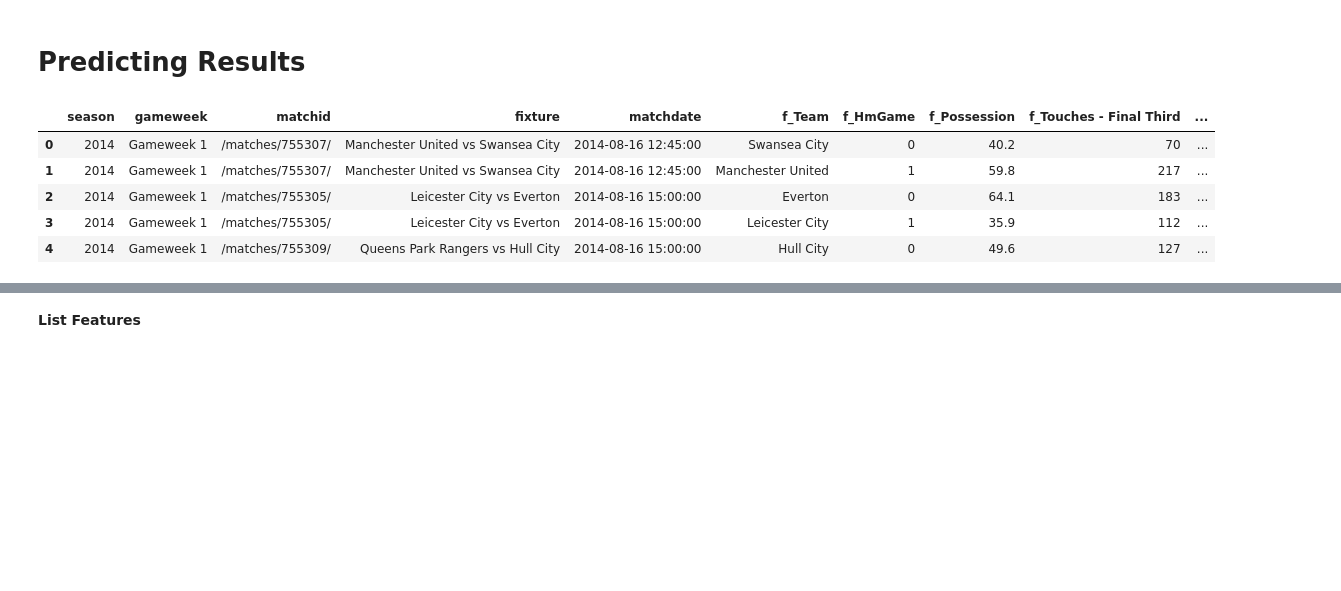
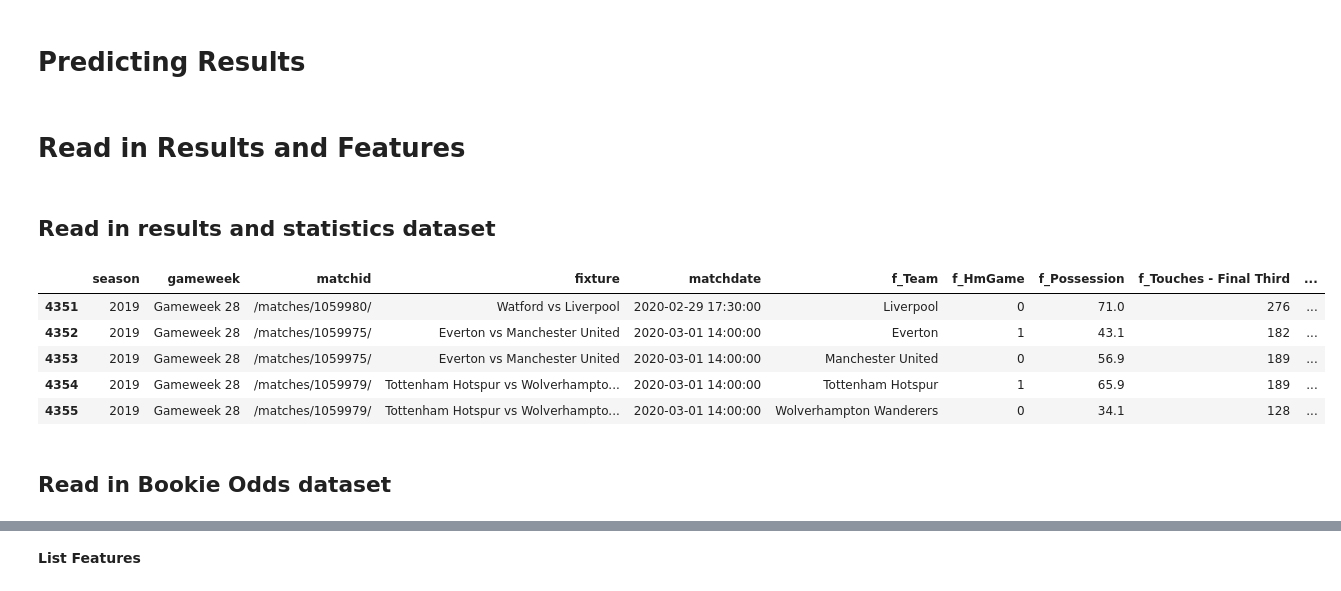
Before and after one commit to ByronT14/EPL-Predictions, a Jupyter notebook: _03_PredictResult.ipynb, the cells around one changed output, grey strips where cells are left out. Drawn from its saved outputs; the diff is of its cells as text; code cells hidden in the pictures; blank space fills up the shorter version.

```diff
--- a/_03_PredictResult.ipynb
+++ b/_03_PredictResult.ipynb
@@ -37,13 +37,19 @@ from pathlib import Path
 import os
 from os import listdir
 from os.path import isfile, join
+# %% [markdown]
+# Read in Results and Features
+# %% [markdown]
+## Read in results and statistics dataset
 # %%
 results = pd.read_csv(r"C:\\Users\Byron\Documents\Football Predictions\PremierLeaguePredictions\data\ff_us_1419.csv").drop("Unnamed: 0",axis=1)
-results.head()
+results.tail()
 # %% [output]
 |  | season | gameweek | matchid | fixture | matchdate | f_Team | f_HmGame | f_Possession | f_Touches - Final Third | ... |
-| 0 | 2014 | Gameweek 1 | /matches/755307/ | Manchester United vs Swansea City | 2014-08-16 12:45:00 | Swansea City | 0 | 40.2 | 70 | ... |
-| 1 | 2014 | Gameweek 1 | /matches/755307/ | Manchester United vs Swansea City | 2014-08-16 12:45:00 | Manchester United | 1 | 59.8 | 217 | ... |
-| 2 | 2014 | Gameweek 1 | /matches/755305/ | Leicester City vs Everton | 2014-08-16 15:00:00 | Everton | 0 | 64.1 | 183 | ... |
-| 3 | 2014 | Gameweek 1 | /matches/755305/ | Leicester City vs Everton | 2014-08-16 15:00:00 | Leicester City | 1 | 35.9 | 112 | ... |
-| 4 | 2014 | Gameweek 1 | /matches/755309/ | Queens Park Rangers vs Hull City | 2014-08-16 15:00:00 | Hull City | 0 | 49.6 | 127 | ... |
+| 4351 | 2019 | Gameweek 28 | /matches/1059980/ | Watford vs Liverpool | 2020-02-29 17:30:00 | Liverpool | 0 | 71.0 | 276 | ... |
+| 4352 | 2019 | Gameweek 28 | /matches/1059975/ | Everton vs Manchester United | 2020-03-01 14:00:00 | Everton | 1 | 43.1 | 182 | ... |
+| 4353 | 2019 | Gameweek 28 | /matches/1059975/ | Everton vs Manchester United | 2020-03-01 14:00:00 | Manchester United | 0 | 56.9 | 189 | ... |
+| 4354 | 2019 | Gameweek 28 | /matches/1059979/ | Tottenham Hotspur vs Wolverhampto... | 2020-03-01 14:00:00 | Tottenham Hotspur | 1 | 65.9 | 189 | ... |
+| 4355 | 2019 | Gameweek 28 | /matches/1059979/ | Tottenham Hotspur vs Wolverhampto... | 2020-03-01 14:00:00 | Wolverhampton Wanderers | 0 | 34.1 | 128 | ... |
+# %% [markdown]
+## Read in Bookie Odds dataset
```
Also changed, not shown: parts of 59 cells of this notebook, 5 other files.
